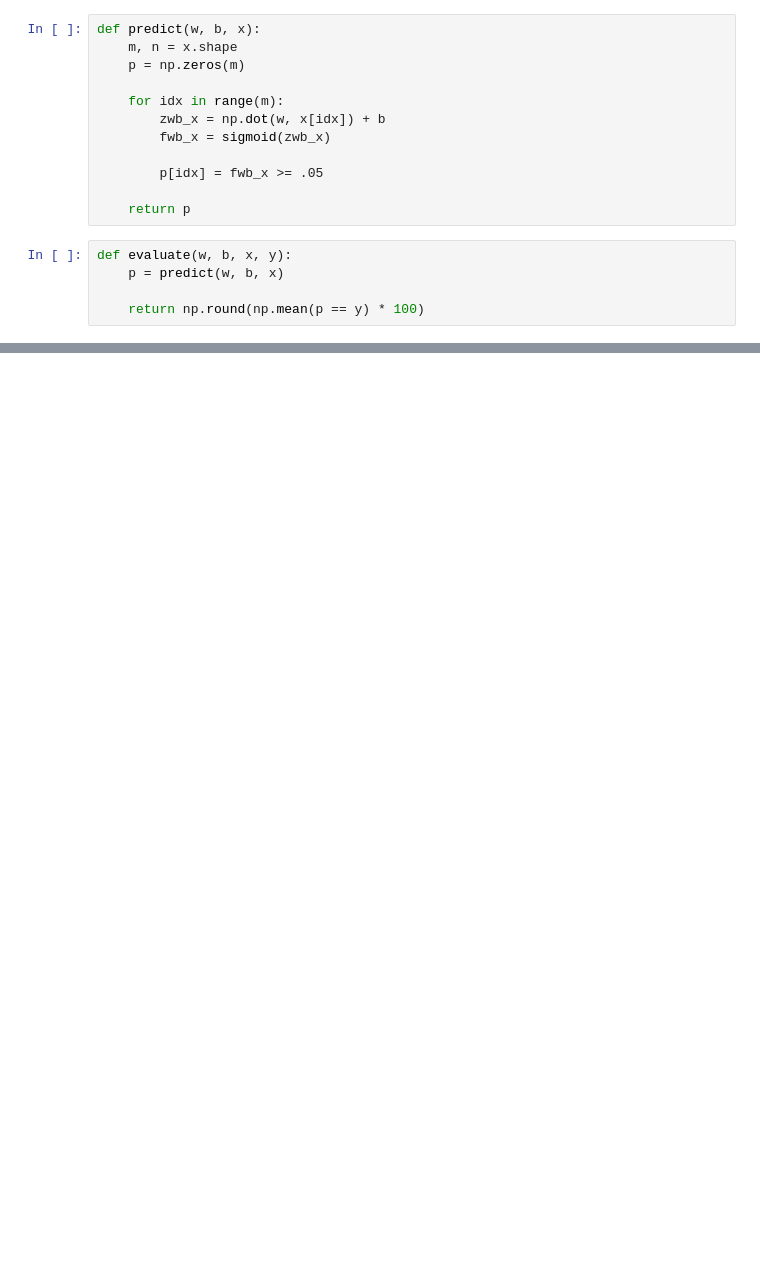
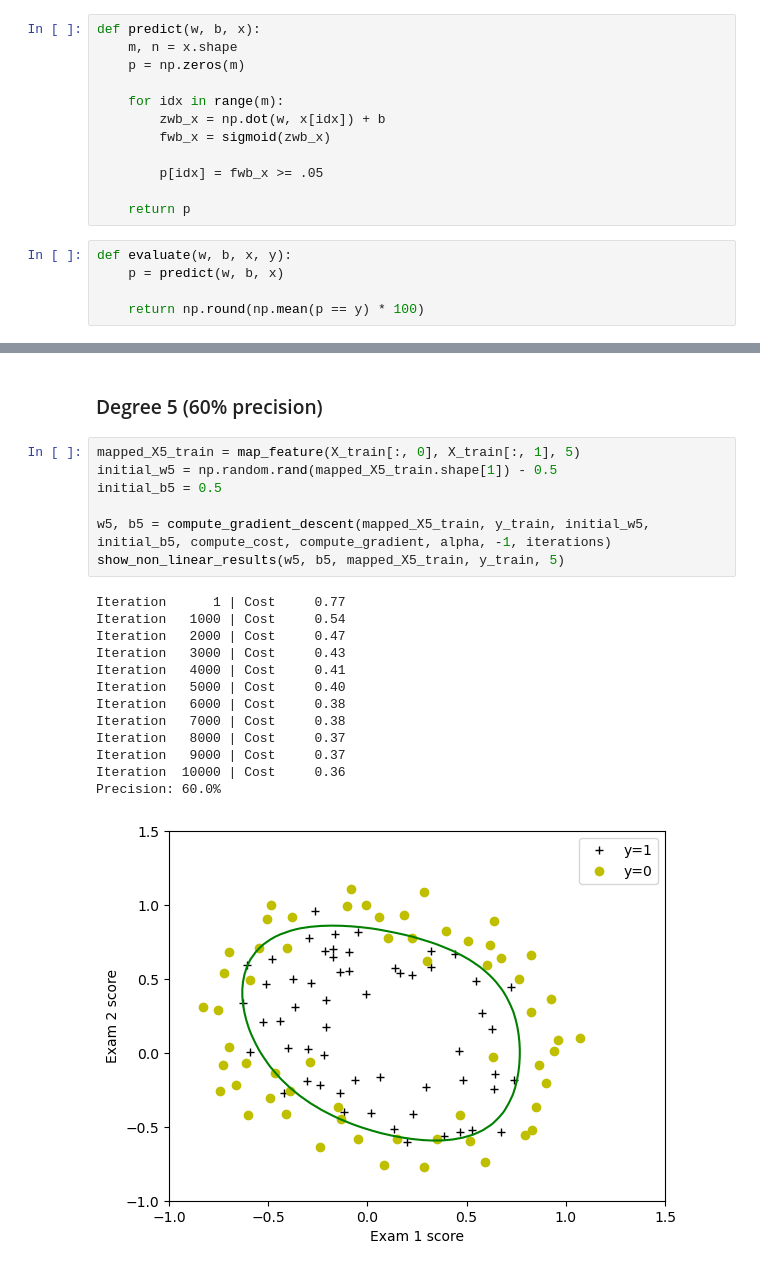
Before and after one commit to saymow/machine-learning, a Jupyter notebook: logistic-regression.ipynb, the cells around one changed output, grey strips where cells are left out. Saved outputs shown, nothing was run; the diff lists cells and outputs as text; blank space fills up the shorter version.

```diff
--- a/logistic-regression.ipynb
+++ b/logistic-regression.ipynb
@@ -148,0 +200,23 @@ Precision: 61.0%
+# %% [markdown]
+### Degree 5 (60% precision)
+# %%
+mapped_X5_train = map_feature(X_train[:, 0], X_train[:, 1], 5)
+initial_w5 = np.random.rand(mapped_X5_train.shape[1]) - 0.5
+initial_b5 = 0.5
+
+w5, b5 = compute_gradient_descent(mapped_X5_train, y_train, initial_w5, initial_b5, compute_cost, compute_gradient, alpha, -1, iterations)
+show_non_linear_results(w5, b5, mapped_X5_train, y_train, 5)
+# %% [output]
+Iteration      1 | Cost     0.77
+Iteration   1000 | Cost     0.54
+Iteration   2000 | Cost     0.47
+Iteration   3000 | Cost     0.43
+Iteration   4000 | Cost     0.41
+Iteration   5000 | Cost     0.40
+Iteration   6000 | Cost     0.38
+Iteration   7000 | Cost     0.38
+Iteration   8000 | Cost     0.37
+Iteration   9000 | Cost     0.37
+Iteration  10000 | Cost     0.36
+Precision: 60.0%
+[figure, added]
```
Also changed, not shown: parts of 16 cells of this notebook, 1 other file.
